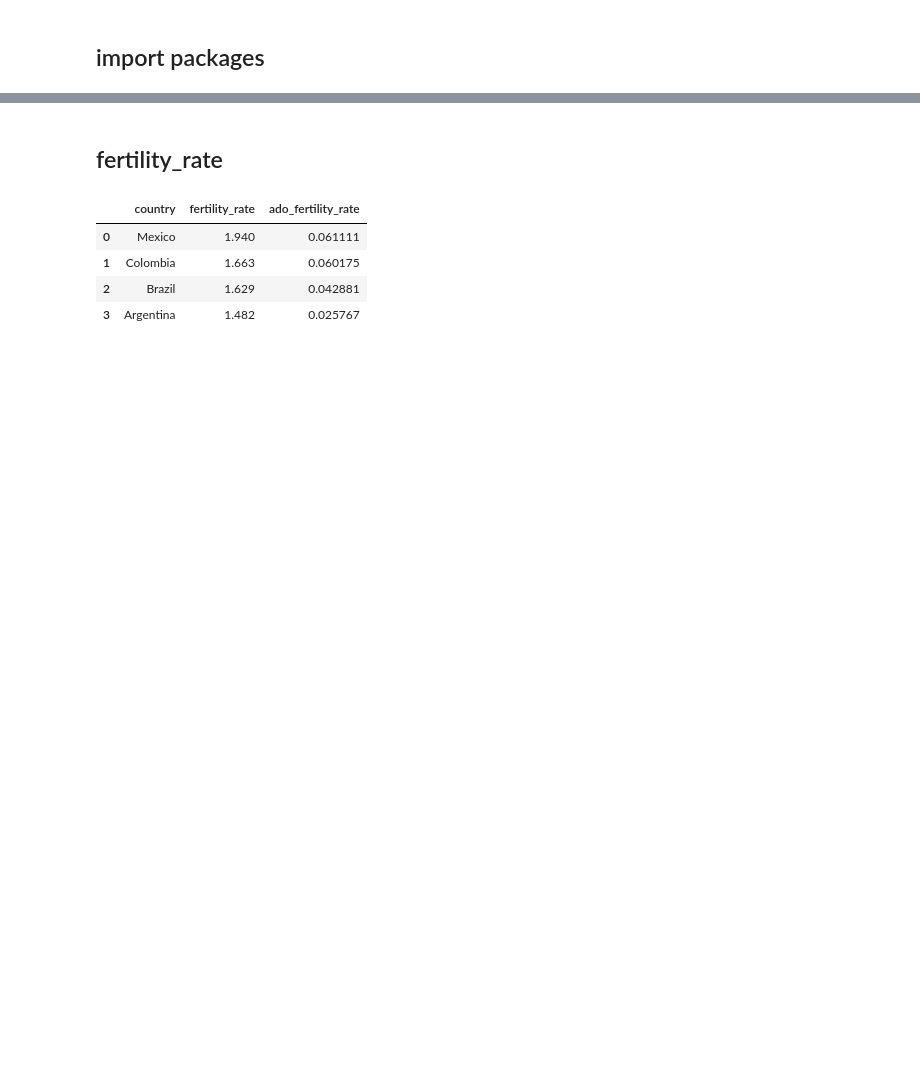
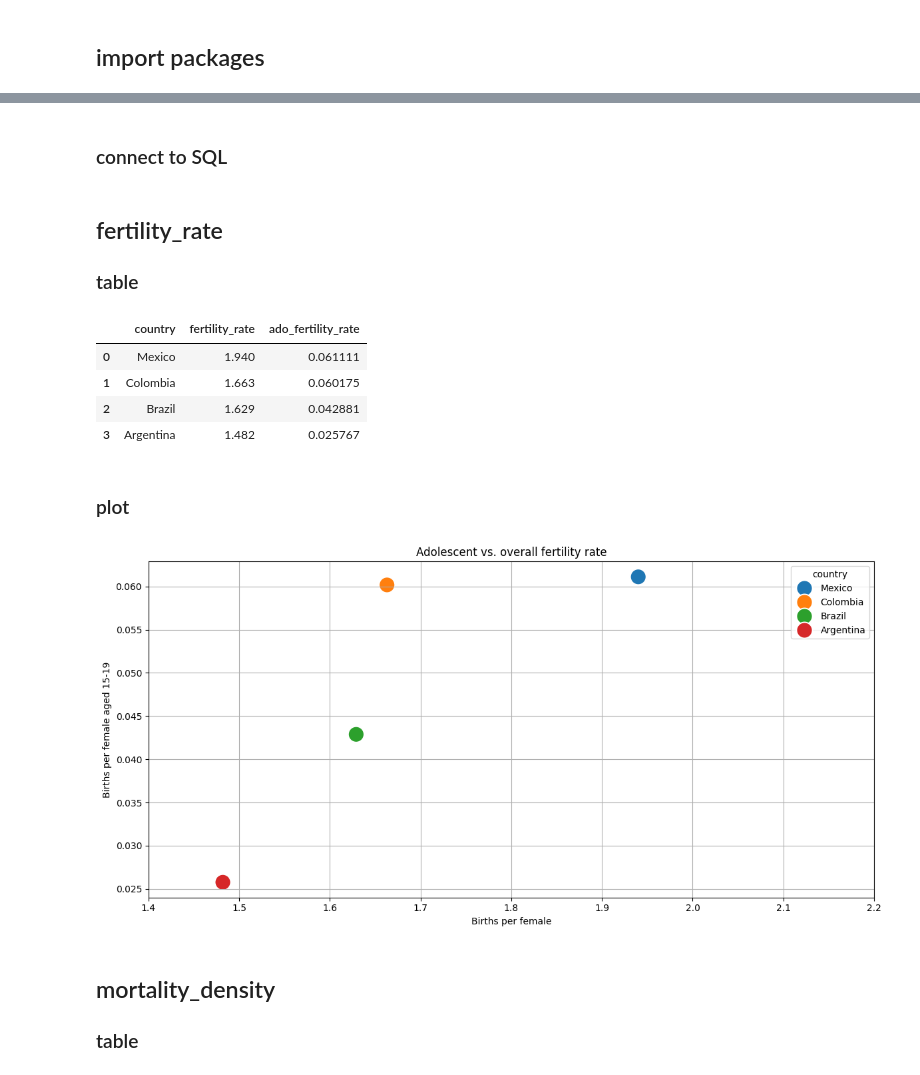
Before and after one commit to machristians/qtm350-final, a Jupyter notebook: scripts/figures.ipynb, the cells around one changed output, grey strips where cells are left out. Drawn from its saved outputs; the diff is of its cells as text; code cells hidden in the pictures; blank space fills up the shorter version.

Commit message:
generate figure pngs + reformat qmds

```diff
--- a/scripts/figures.ipynb
+++ b/scripts/figures.ipynb
@@ -13,0 +8,2 @@ import seaborn as sns
+# %% [markdown]
+### connect to SQL
@@ -14,9 +12,7 @@ import seaborn as sns
 # %% [markdown]
 ## fertility_rate
+### table
 # %%
-# Connect to sql
-conn = sqlite3.connect('../data/wdi_data.db')
-
 # SQL query
 query = """
 SELECT
@@ -27,7 +23,7 @@ FROM wdi_data
 WHERE fertility_rate IS NOT NULL AND adolescent_fertility_rate IS NOT NULL
 ORDER BY fertility_rate DESC;
 """
-df = pd.read_sql_query(query, conn)
+df1 = pd.read_sql_query(query, conn)
 
 display(pd.read_sql(query, conn))
 # %% [output]
@@ -36,3 +32,26 @@ display(pd.read_sql(query, conn))
 | 1 | Colombia | 1.663 | 0.060175 |
 | 2 | Brazil | 1.629 | 0.042881 |
 | 3 | Argentina | 1.482 | 0.025767 |
+# %% [markdown]
+### plot
+# %%
+plt.figure(figsize=(12, 6))
+sns.scatterplot(
+    data=df1,
+    x='fertility_rate', y='ado_fertility_rate',
+    hue='country',
+    s = 300
+)
+
+plt.grid(True)
+plt.xlim(1.4, 2.2)
+plt.title('Adolescent vs. overall fertility rate')
+plt.ylabel('Births per female aged 15-19')
+plt.xlabel('Births per female')
+plt.tight_layout()
+plt.savefig('../figures/fertility_rate.png')
+# %% [output]
+[figure, added]
+# %% [markdown]
+## mortality_density
+### table
```
Also changed, not shown: parts of 13 cells of this notebook, 8 other files.
